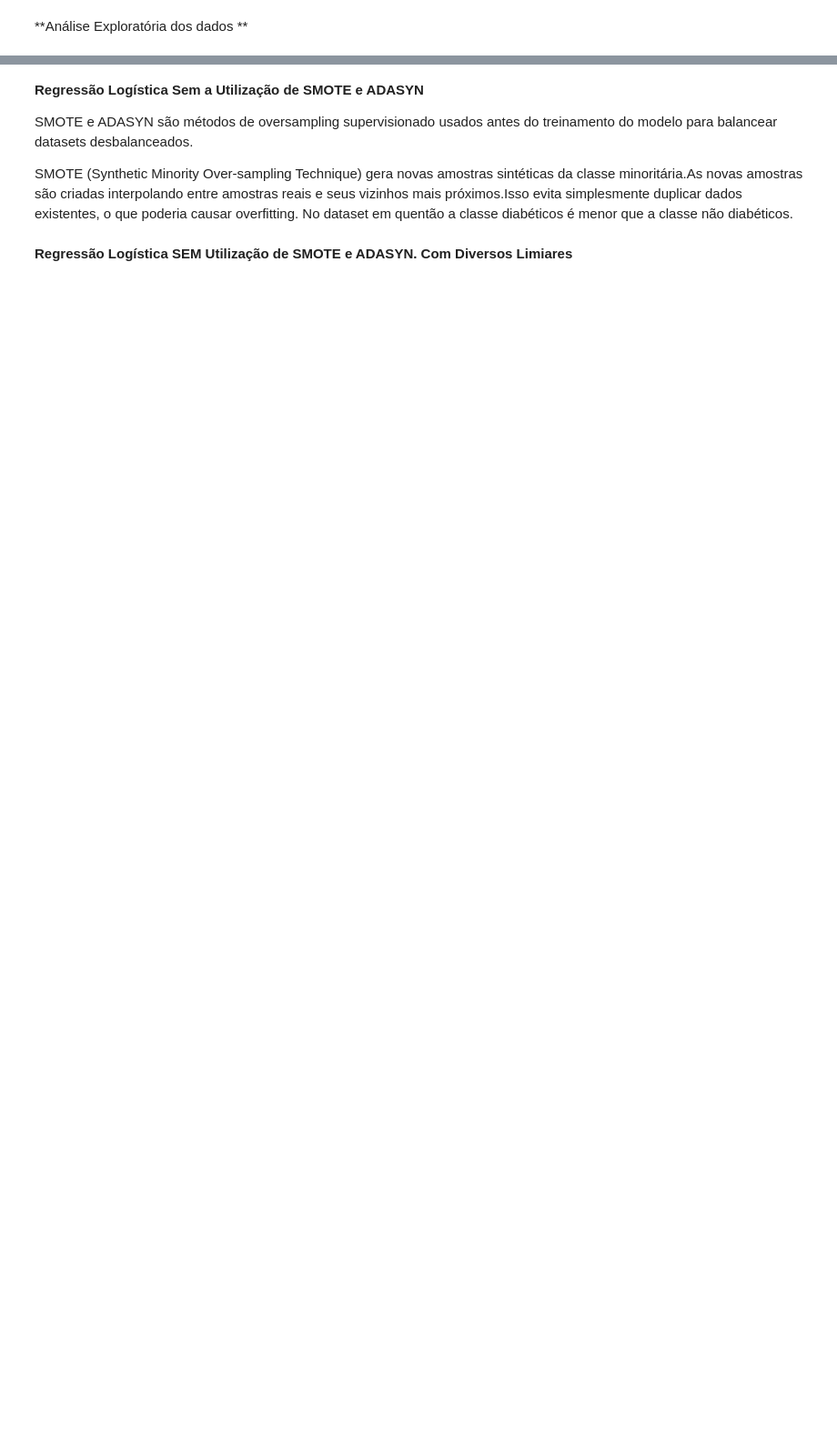
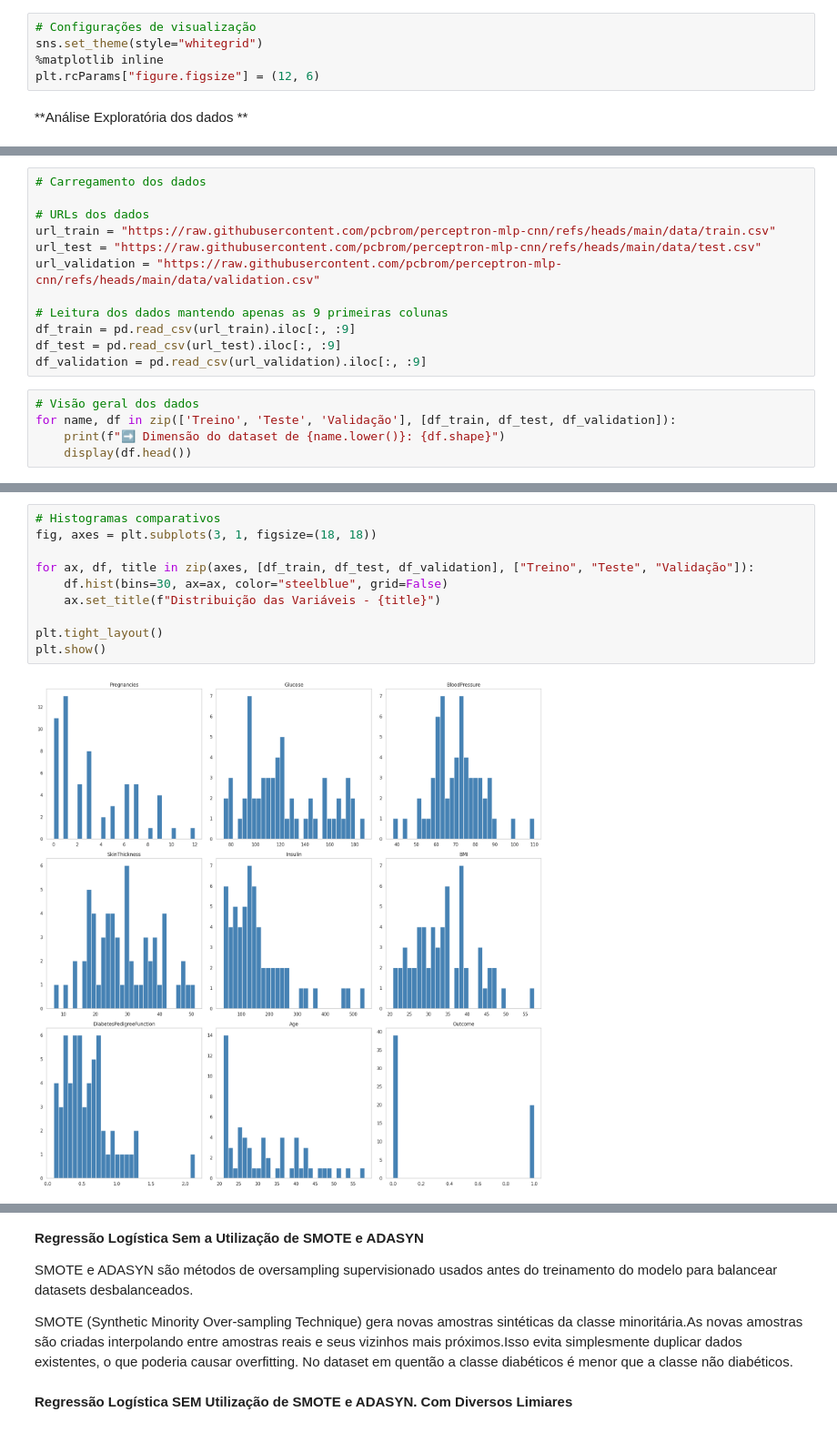
Before and after one commit to pcbrom/perceptron-mlp-cnn, a Jupyter notebook: regressao_logistica.ipynb, the cells around one changed output, grey strips where cells are left out. Shown at 91% size. Cells and saved outputs as stored; diff of their text form; blank space fills up the shorter version.

Commit message:
chore: mudança no jupyter para operar somente nos dados mastigados

```diff
--- a/regressao_logistica.ipynb
+++ b/regressao_logistica.ipynb
@@ -18,5 +18,10 @@ from sklearn.metrics import accuracy_score, precision_score, recall_score, f1_sc
 from sklearn.metrics import classification_report
 from sklearn.metrics import roc_curve, auc
 from imblearn.over_sampling import SMOTE, ADASYN
+# %%
+# Configurações de visualização
+sns.set_theme(style="whitegrid")
+%matplotlib inline
+plt.rcParams["figure.figsize"] = (12, 6)
 # %% [markdown]
 **Análise Exploratória dos dados **
@@ -81,0 +28,17 @@ for feature in features_to_plot:
+# %%
+# Carregamento dos dados
+
+# URLs dos dados
+url_train = "https://raw.githubusercontent.com/pcbrom/perceptron-mlp-cnn/refs/heads/main/data/train.csv"
+url_test = "https://raw.githubusercontent.com/pcbrom/perceptron-mlp-cnn/refs/heads/main/data/test.csv"
+url_validation = "https://raw.githubusercontent.com/pcbrom/perceptron-mlp-cnn/refs/heads/main/data/validation.csv"
+
+# Leitura dos dados mantendo apenas as 9 primeiras colunas
+df_train = pd.read_csv(url_train).iloc[:, :9]
+df_test = pd.read_csv(url_test).iloc[:, :9]
+df_validation = pd.read_csv(url_validation).iloc[:, :9]
+# %%
+# Visão geral dos dados
+for name, df in zip(['Treino', 'Teste', 'Validação'], [df_train, df_test, df_validation]):
+    print(f"➡️ Dimensão do dataset de {name.lower()}: {df.shape}")
+    display(df.head())
@@ -81,0 +67,12 @@ for feature in features_to_plot:
+# %%
+# Histogramas comparativos
+fig, axes = plt.subplots(3, 1, figsize=(18, 18))
+
+for ax, df, title in zip(axes, [df_train, df_test, df_validation], ["Treino", "Teste", "Validação"]):
+    df.hist(bins=30, ax=ax, color="steelblue", grid=False)
+    ax.set_title(f"Distribuição das Variáveis - {title}")
+
+plt.tight_layout()
+plt.show()
+# %% [output]
+[figure, added]
```
Also changed, not shown: parts of 20 cells of this notebook.
